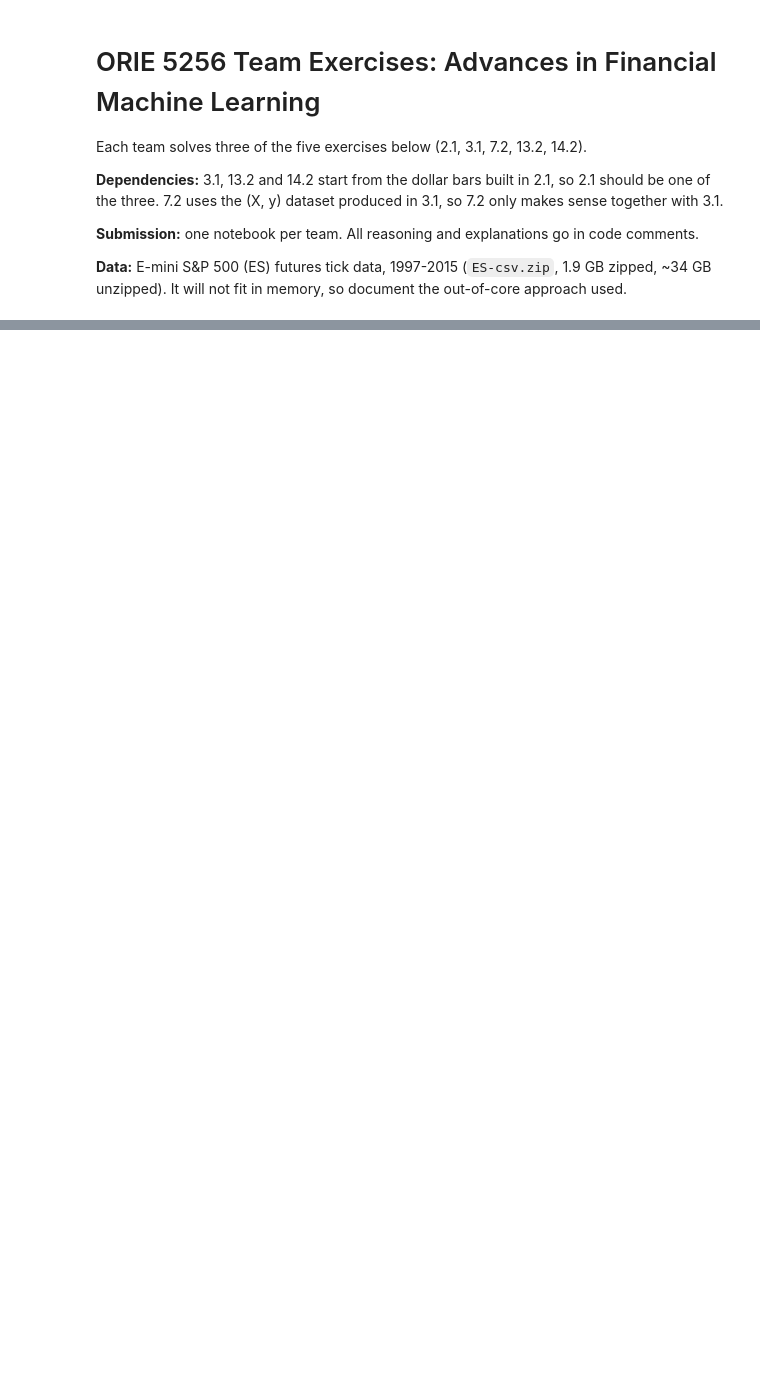
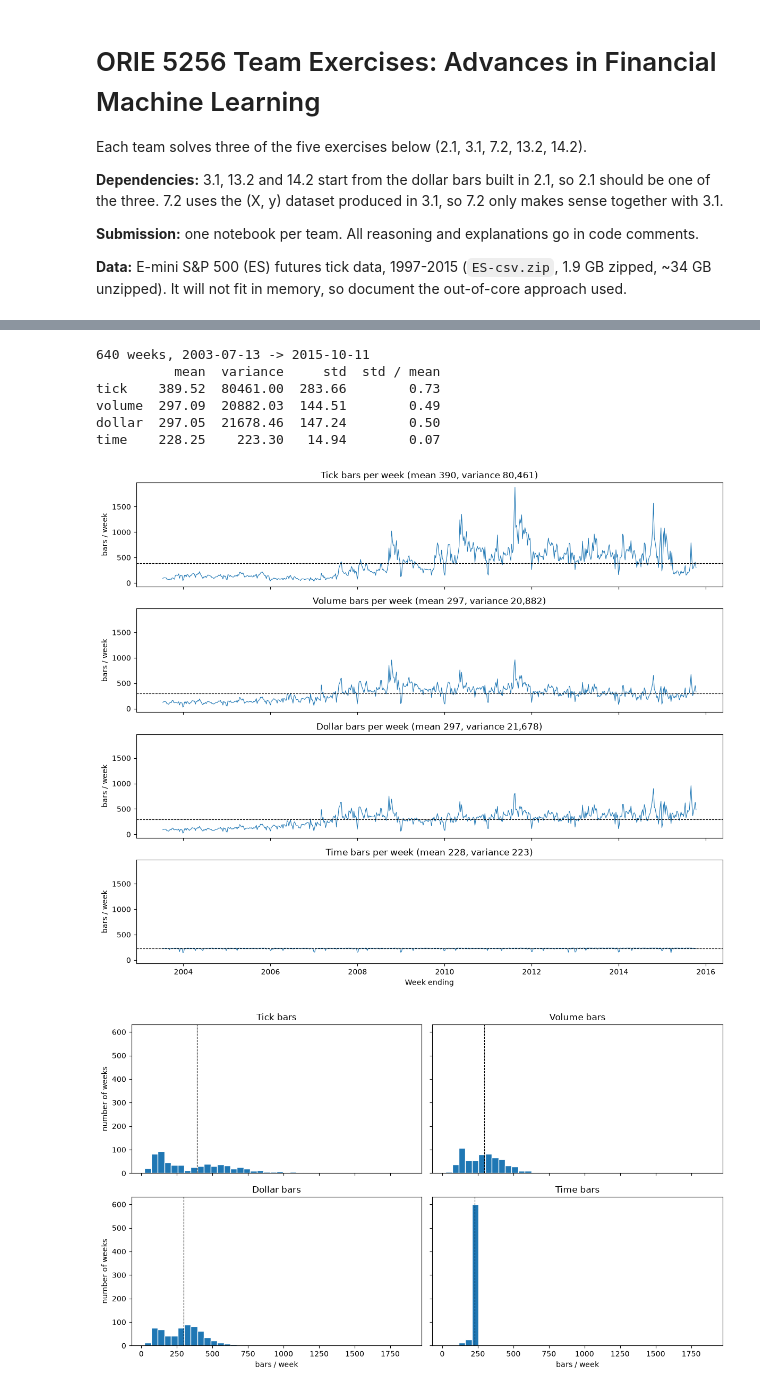
Before and after one commit to mmy32/ORIE-5256-Lopez-de-Prado-Financial-Machine-Learning-, a Jupyter notebook: notebooks/team_exercises.ipynb, the cells around one changed output, grey strips where cells are left out. Cells and saved outputs as stored; diff of their text form; code cells hidden in the pictures; blank space fills up the shorter version.

```diff
--- a/notebooks/team_exercises.ipynb
+++ b/notebooks/team_exercises.ipynb
@@ -121,0 +413,54 @@ On a series of E-mini S&P 500 futures tick data:
+# %%
+# Exercise 2.1 (b): weekly bar counts for tick, volume, dollar (and time, for comparison) bars
+# All four series are compared over the same weeks: volume and dollar bars only exist from
+# 2003-07-01 (size is 0 before that), so earlier weeks are dropped, and so are the first and
+# last weeks of the common window because they are partial.
+weekly = pd.DataFrame({name: df.resample("W").size() for name, df in bars.items()})
+weekly = weekly.dropna().iloc[1:-1].astype(int)
+
+stats = pd.DataFrame({"mean": weekly.mean(), "variance": weekly.var(),
+                      "std": weekly.std(), "std / mean": weekly.std() / weekly.mean()})
+print(f"{len(weekly)} weeks, {weekly.index.min().date()} -> {weekly.index.max().date()}")
+print(stats.round(2))
+
+# Time series of weekly counts (shared axes so the scatter around the level is comparable).
+fig, axes = plt.subplots(len(BAR_TYPES), 1, figsize=(12, 10), sharex=True, sharey=True)
+for ax, name in zip(axes, BAR_TYPES):
+    ax.plot(weekly.index, weekly[name], linewidth=0.8)
+    ax.axhline(weekly[name].mean(), color="k", linestyle="--", linewidth=0.8)
+    ax.set_title(f"{name.capitalize()} bars per week (mean {weekly[name].mean():,.0f}, "
+                 f"variance {weekly[name].var():,.0f})")
+    ax.set_ylabel("bars / week")
+axes[-1].set_xlabel("Week ending")
+fig.tight_layout()
+plt.show()
+
+# Distribution of weekly counts (same bins and x-range for every type).
+edges = np.linspace(weekly.min().min(), weekly.max().max(), 41)
+fig, axes = plt.subplots(2, 2, figsize=(12, 7), sharex=True, sharey=True)
+for ax, name in zip(axes.ravel(), BAR_TYPES):
+    ax.hist(weekly[name], bins=edges, edgecolor="white")
+    ax.axvline(weekly[name].mean(), color="k", linestyle="--", linewidth=0.8)
+    ax.set_title(f"{name.capitalize()} bars")
+for ax in axes[-1]:
+    ax.set_xlabel("bars / week")
+for ax in axes[:, 0]:
+    ax.set_ylabel("number of weeks")
+fig.tight_layout()
+plt.show()
+
+# READING THE RESULT (full 2003-2015 run): time bars have by far the most stable weekly count
+# (variance ~223 vs ~21,000 for volume/dollar and ~80,000 for tick), but only because the clock
+# fixes it by construction (a dip only in holiday weeks); that is why they are comparison only.
+# Among the activity-driven bars, volume and dollar bars are about 4x more stable than tick bars.
+# Thresholds are fixed, so counts still follow market activity (volume and dollar bars climb
+# from 2007-2008), and tick counts swing the most, with a far higher level after 2008.
+# %% [output]
+640 weeks, 2003-07-13 -> 2015-10-11
+          mean  variance     std  std / mean
+tick    389.52  80461.00  283.66        0.73
+volume  297.09  20882.03  144.51        0.49
+dollar  297.05  21678.46  147.24        0.50
+time    228.25    223.30   14.94        0.07
+[figure, added]
+[figure, added]
```
Also changed, not shown: parts of 18 cells of this notebook.
